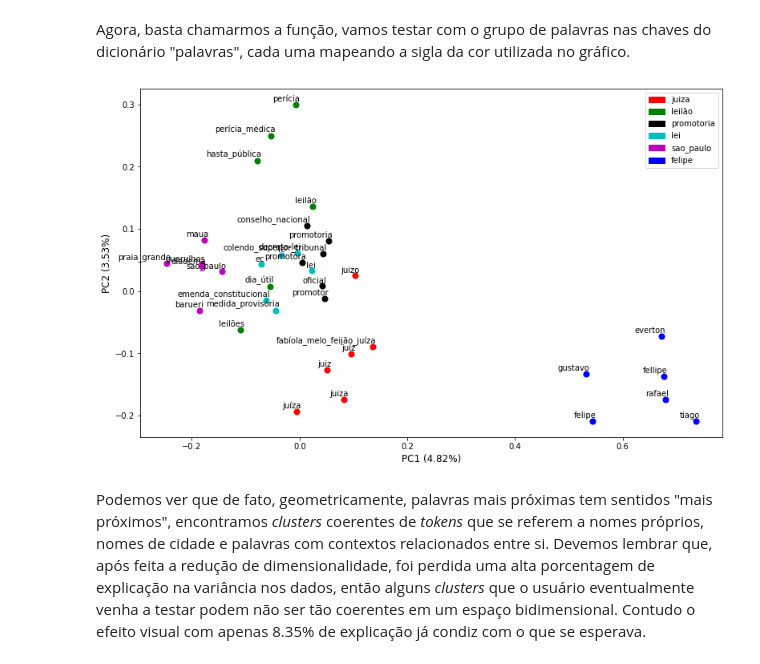
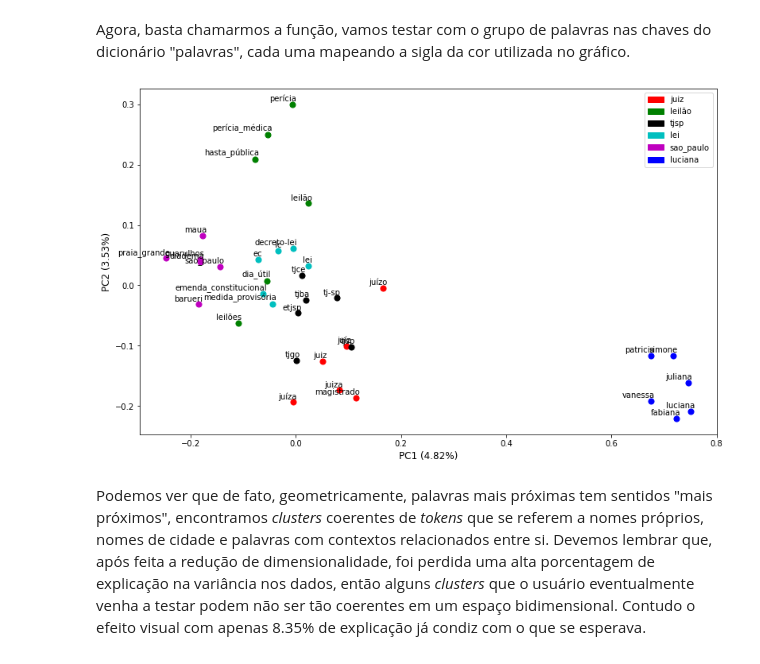
Before and after one commit to legalnlp21/legalnlp, a Jupyter notebook: demo/Word2Vec/Word2Vec_TUTORIAL.ipynb, the cells around one changed output. Drawn from its saved outputs; the diff is of its cells as text; code cells hidden in the pictures.

```diff
--- a/demo/Word2Vec/Word2Vec_TUTORIAL.ipynb
+++ b/demo/Word2Vec/Word2Vec_TUTORIAL.ipynb
@@ -163,11 +163,11 @@ array([0.04819769, 0.03529714])
 # %% [markdown]
 Agora, basta chamarmos a função, vamos testar com o grupo de palavras nas chaves do dicionário "palavras", cada uma mapeando a sigla da cor utilizada no gráfico.
 # %%
-palavras = {'juiza':'r', 'leilão':'g', 'promotoria':'k', 'lei':'c', 'sao_paulo':'m', 'felipe':'b'}
+palavras = {'juiz':'r', 'leilão':'g', 'tjsp':'k', 'lei':'c', 'sao_paulo':'m', 'luciana':'b'}
 
 pca_plot(model, p_c = palavras, pca = pca, file = "clusters_w2v")
 # %% [output]
-[figure, old version]
+[figure, new version]
 # %% [markdown]
 Podemos ver que de fato, geometricamente, palavras mais próximas tem sentidos "mais próximos", encontramos *clusters* coerentes de *tokens* que se referem a nomes próprios, nomes de cidade e palavras com contextos relacionados entre si. Devemos lembrar que, após feita a redução de dimensionalidade, foi perdida uma alta porcentagem de explicação na variância nos dados, então alguns *clusters* que o usuário eventualmente venha a testar podem não ser tão coerentes em um espaço bidimensional. Contudo o efeito visual com apenas 8.35% de explicação já condiz com o que se esperava.
 # %% [markdown]
```
Also changed, not shown: parts of 9 cells of this notebook.
